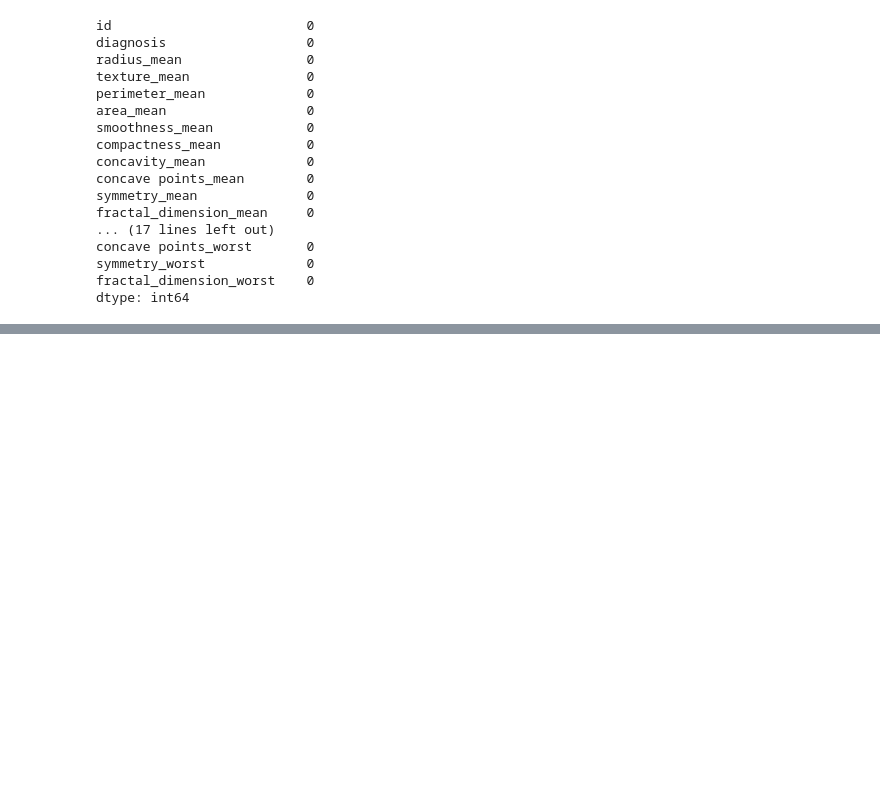
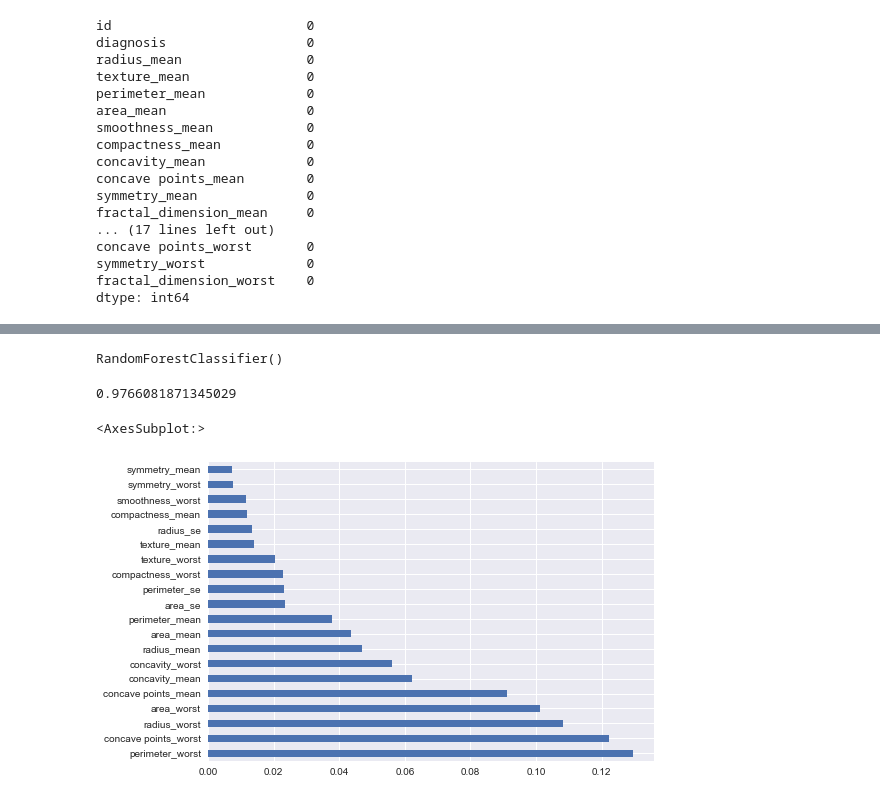
Before and after one commit to ferdinosaurus/basic-machine-learning-AI-INDONESIA, a Jupyter notebook: Final Project/FinalProject.ipynb, the cells around one changed output, grey strips where cells are left out. Drawn from its saved outputs; the diff is of its cells as text; code cells hidden in the pictures; blank space fills up the shorter version.

```diff
--- a/Final Project/FinalProject.ipynb
+++ b/Final Project/FinalProject.ipynb
@@ -145,0 +46,4 @@ plt.show()
+# %%
+#M = 1, B = 0
+data['diagnosis'] = np.where(data['diagnosis']=='M',1,0)
+data
@@ -145,0 +64,6 @@ plt.show()
+# %%
+data_vars = data.columns.values.tolist()
+y = ['diagnosis']
+X = [i for i in data_vars if i not in ['diagnosis','id']]
+# %%
+X_train, X_test, y_train, y_test = train_test_split(data[X], data[y], test_size=0.3, random_state=0)
@@ -145,0 +72,20 @@ plt.show()
+# %%
+rf_clf = RandomForestClassifier()
+rf_clf.fit(X_train,y_train)
+# %% [output]
+RandomForestClassifier()
+# %%
+model_score = rf_clf.score(X_test,y_test)
+model_score
+# %% [output]
+0.9766081871345029
+# %%
+X_ = np.array(X)
+importance_score = rf_clf.feature_importances_
+indices = np.argsort(importance_score)
+
+feature_importances = pd.Series(rf_clf.feature_importances_, index=X)
+feature_importances.nlargest(20).plot(kind='barh')
+# %% [output]
+<AxesSubplot:>
+[figure, added]
```
Also changed, not shown: parts of 13 cells of this notebook.
